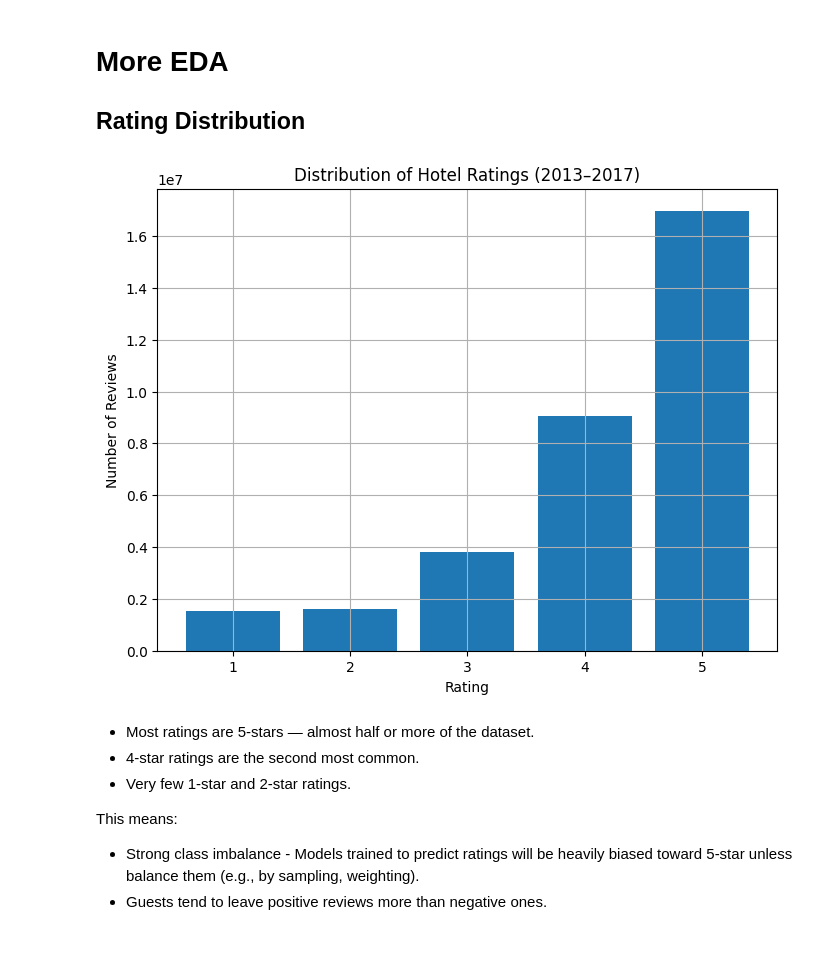
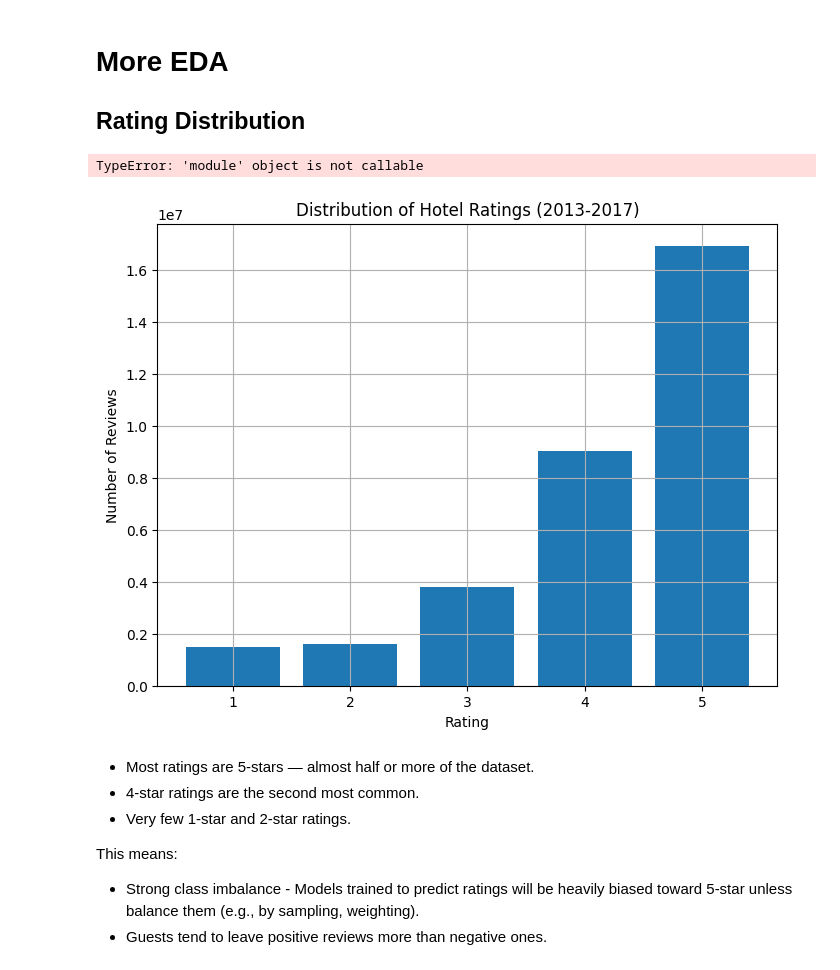
Before and after one commit to Rodarkhen/cmpe256_hotel_recommendation_system, a Jupyter notebook: src/notebooks/3_2-RC-more_EDA.ipynb, the cells around one changed output. Saved outputs shown, nothing was run; the diff lists cells and outputs as text; code cells hidden in the pictures.

```diff
--- a/src/notebooks/3_2-RC-more_EDA.ipynb
+++ b/src/notebooks/3_2-RC-more_EDA.ipynb
@@ -5,36 +5,48 @@
 # %%
 import matplotlib.pyplot as plt
 import pandas as pd
+from tqdm import tqdm
 
 chunk_size = 1_000_000
-
-chunks = pd.read_csv('data/processed/hotelrec_2013_2017.csv.gz', compression='gzip', chunksize=chunk_size)
-
-# Example: counting ratings
-rating_counts = {}
-
-for chunk in chunks:
-    counts = chunk['rating'].value_counts()
-    for rating, count in counts.items():
-        if rating not in rating_counts:
-            rating_counts[rating] = count
-        else:
-            rating_counts[rating] += count
-
-# Convert to DataFrame
-rating_counts_df = pd.DataFrame(list(rating_counts.items()), columns=['rating', 'count']).sort_values('rating')
-
-# Plot
-plt.figure(figsize=(8,6))
-plt.bar(rating_counts_df['rating'], rating_counts_df['count'])
-
-plt.xlabel('Rating')
-plt.ylabel('Number of Reviews')
-plt.title('Distribution of Hotel Ratings (2013–2017)')
-plt.grid(True)
-plt.show()
+data_path = '../../data/processed/hotelrec_2013_2017_cleaned_encoded.csv.gz'
+chunks = pd.read_csv(data_path, compression='gzip', chunksize=chunk_size)
-# %% [output]
-[figure, removed]
+# %%
+# Total number rows
+total_rows = 0
+
+total_rows = 0
+for chunk in tqdm(pd.read_csv(data_path, compression='gzip', chunksize=chunk_size)):
+    total_rows += len(chunk)
+
+total_rows
+# %% [output]
+TypeError: 'module' object is not callable
+# %%
+# Counting ratings
+rating_counts = {}
+
+for chunk in chunks:
+    counts = chunk['rating'].value_counts()
+    for rating, count in counts.items():
+        if rating not in rating_counts:
+            rating_counts[rating] = count
+        else:
+            rating_counts[rating] += count
+
+# Convert to DataFrame
+rating_counts_df = pd.DataFrame(list(rating_counts.items()), columns=['rating', 'count']).sort_values('rating')
+
+# Plot
+plt.figure(figsize=(8,6))
+plt.bar(rating_counts_df['rating'], rating_counts_df['count'])
+
+plt.xlabel('Rating')
+plt.ylabel('Number of Reviews')
+plt.title('Distribution of Hotel Ratings (2013-2017)')
+plt.grid(True)
+plt.show()
+# %% [output]
+[figure, added]
 # %% [markdown]
 - Most ratings are 5-stars — almost half or more of the dataset.
 - 4-star ratings are the second most common.
```
Also changed, not shown: parts of 6 cells of this notebook, 5 other files.
